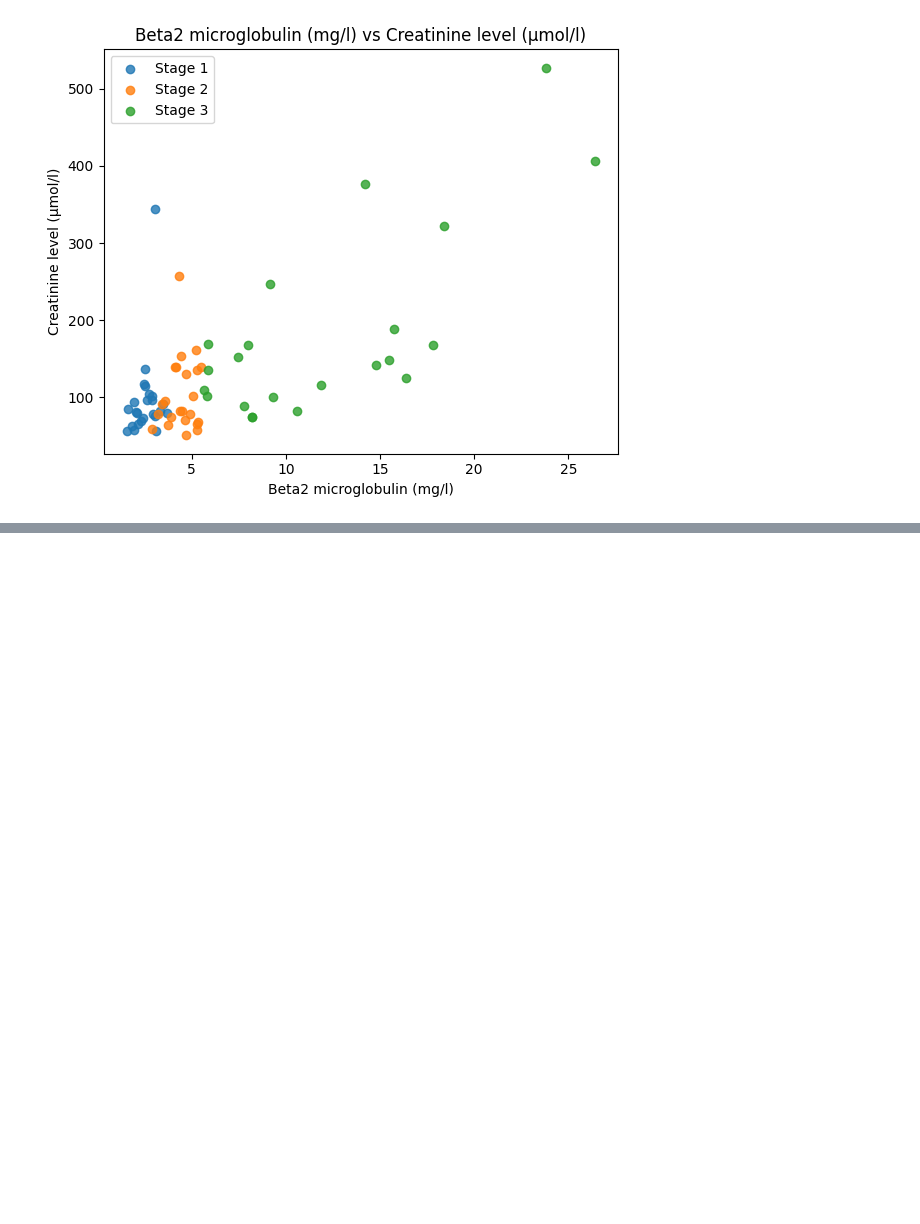
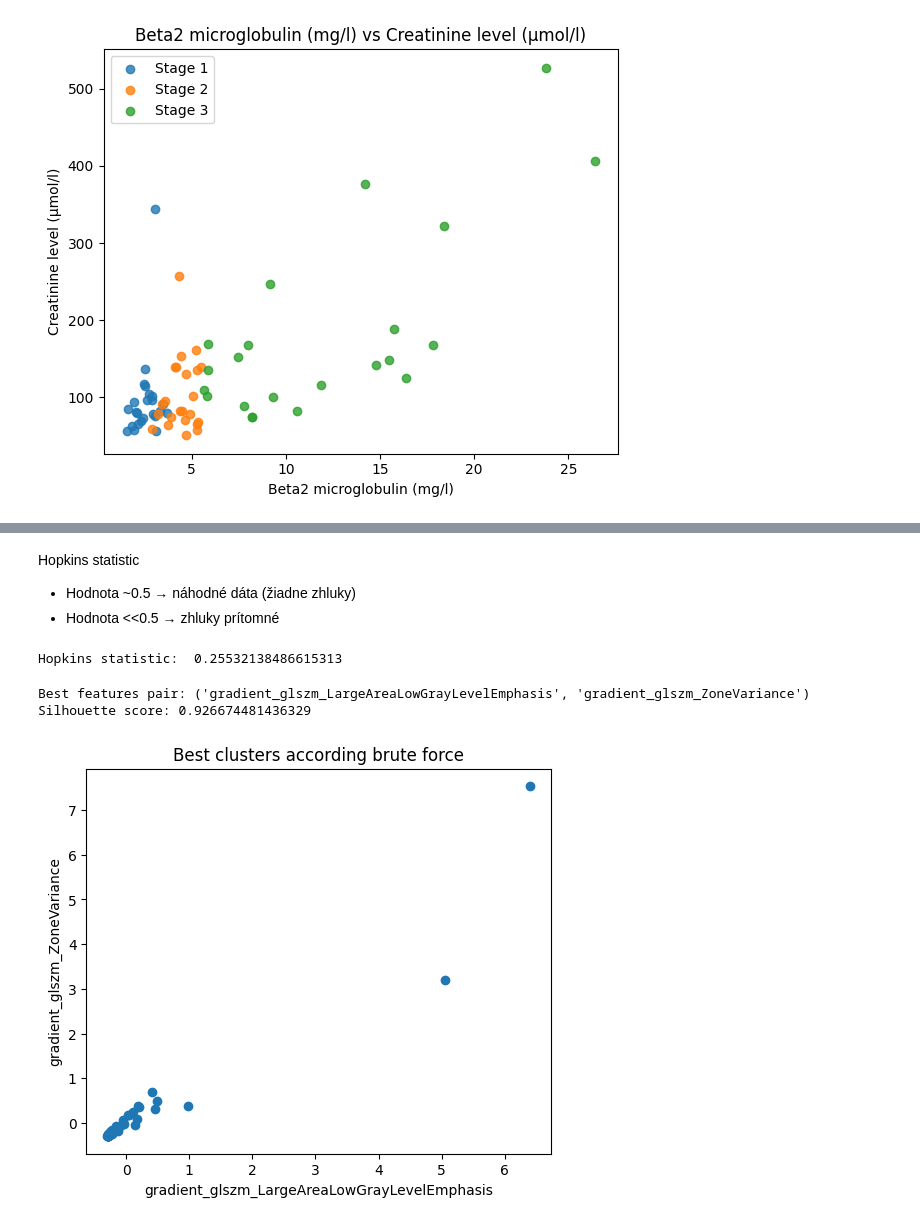
Before and after one commit to lukas1110/Analysis-of-multiple-myelomas-from-dual-CT, a Jupyter notebook: spine_level/clustering.ipynb, the cells around one changed output, grey strips where cells are left out. Drawn from its saved outputs; the diff is of its cells as text; code cells hidden in the pictures; blank space fills up the shorter version.

```diff
--- a/spine_level/clustering.ipynb
+++ b/spine_level/clustering.ipynb
@@ -134,0 +127,57 @@ plt.show()
+# %% [markdown]
+Hopkins statistic
+
+- Hodnota ~0.5 → náhodné dáta (žiadne zhluky)
+- Hodnota <<0.5 → zhluky prítomné
+# %%
+# HOPKINS STATISTIC
+from pyclustertend import hopkins
+import pandas as pd
+
+df = pd.read_csv(r"E:\CSV\merged\merged_monoe_40kev_radiomics_spine_lesions_features.csv").drop(columns=['patient'])
+X = StandardScaler().fit_transform(df)
+h = hopkins(X, X.shape[0])
+print("Hopkins statistic: ", h)
+# %% [output]
+Hopkins statistic:  0.25532138486615313
+# %%
+from itertools import combinations
+from sklearn.preprocessing import StandardScaler
+from sklearn.cluster import KMeans
+from sklearn.metrics import silhouette_score
+import pandas as pd
+
+df = pd.read_csv(r"E:\CSV\merged\merged_monoe_40kev_radiomics_spine_lesions_features.csv").drop(columns=['patient'])
+features = df.columns.tolist()
+best_score = -1
+best_pair = None
+
+for feat1, feat2 in combinations(features, 2):
+    X_pair = df[[feat1, feat2]].values
+    X_scaled = StandardScaler().fit_transform(X_pair)
+
+    kmeans = KMeans(n_clusters=3, random_state=42).fit(X_scaled)
+    score = silhouette_score(X_scaled, kmeans.labels_)
+
+    if score > best_score:
+        best_score = score
+        best_pair = (feat1, feat2)
+
+print("Best features pair:", best_pair)
+print("Silhouette score:", best_score)
+# %% [output]
+Best features pair: ('gradient_glszm_LargeAreaLowGrayLevelEmphasis', 'gradient_glszm_ZoneVariance')
+Silhouette score: 0.926674481436329
+# %%
+best_feats = list(best_pair)
+X_best = df[best_feats]
+X_scaled = StandardScaler().fit_transform(X_best)
+
+plt.figure(figsize=(6,5))
+plt.scatter(X_scaled[:,0], X_scaled[:,1])
+plt.xlabel(best_feats[0])
+plt.ylabel(best_feats[1])
+plt.title("Best clusters according brute force")
+plt.show()
+# %% [output]
+[figure, added]
```
Also changed, not shown: parts of 9 cells of this notebook, 1 other file.
